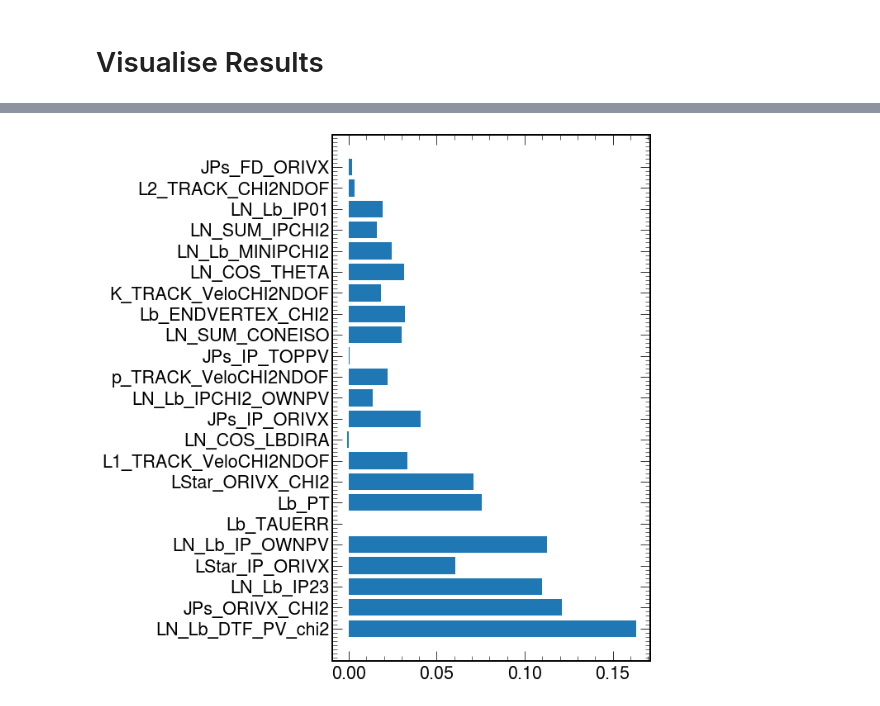
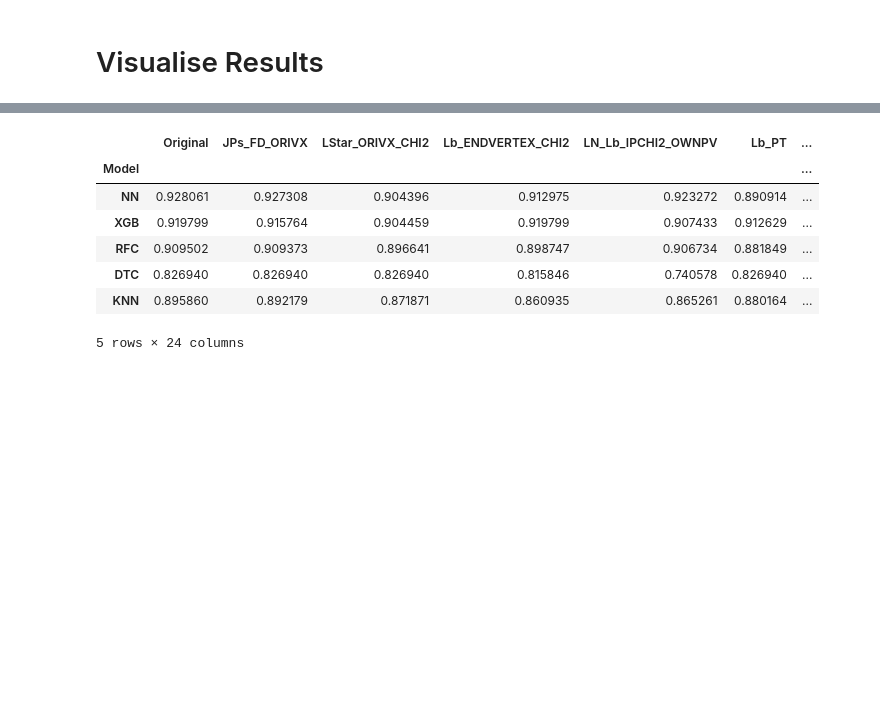
Before and after one commit to ChandlerKenworthy/Y4RareDecayProject, a Jupyter notebook: model_evaluation/feature_evaluation.ipynb, the cells around one changed output, grey strips where cells are left out. Drawn from its saved outputs; the diff is of its cells as text; code cells hidden in the pictures; blank space fills up the shorter version.

```diff
--- a/model_evaluation/feature_evaluation.ipynb
+++ b/model_evaluation/feature_evaluation.ipynb
@@ -123,11 +199,13 @@ df.head()
-# %%
-X = np.arange(len(df['Feature']))
-name = 'NN'
-fig, ax = plt.subplots(1, 1)
-ax.barh(X, df[name], align='center')
-ax.set_yticks(X, labels=df['Feature'])
-plt.tight_layout()
-plt.savefig(f'../images/ModelEval/{name}_Permutation_Importance.png')
-plt.show()
-# %% [output]
-[figure, removed]
+# %%
+test_df = pd.read_csv('Permutation_Importance_Test_F1_Scores.csv', index_col='Model')
+features = test_df.columns.to_list()
+test_df.head()
+# %% [output]
+|  | Original | JPs_FD_ORIVX | LStar_ORIVX_CHI2 | Lb_ENDVERTEX_CHI2 | LN_Lb_IPCHI2_OWNPV | Lb_PT | ... |
+| Model |  |  |  |  |  |  | ... |
+| NN | 0.928061 | 0.927308 | 0.904396 | 0.912975 | 0.923272 | 0.890914 | ... |
+| XGB | 0.919799 | 0.915764 | 0.904459 | 0.919799 | 0.907433 | 0.912629 | ... |
+| RFC | 0.909502 | 0.909373 | 0.896641 | 0.898747 | 0.906734 | 0.881849 | ... |
+| DTC | 0.826940 | 0.826940 | 0.826940 | 0.815846 | 0.740578 | 0.826940 | ... |
+| KNN | 0.895860 | 0.892179 | 0.871871 | 0.860935 | 0.865261 | 0.880164 | ... |
+5 rows × 24 columns
```
Also changed, not shown: parts of 25 cells of this notebook.
